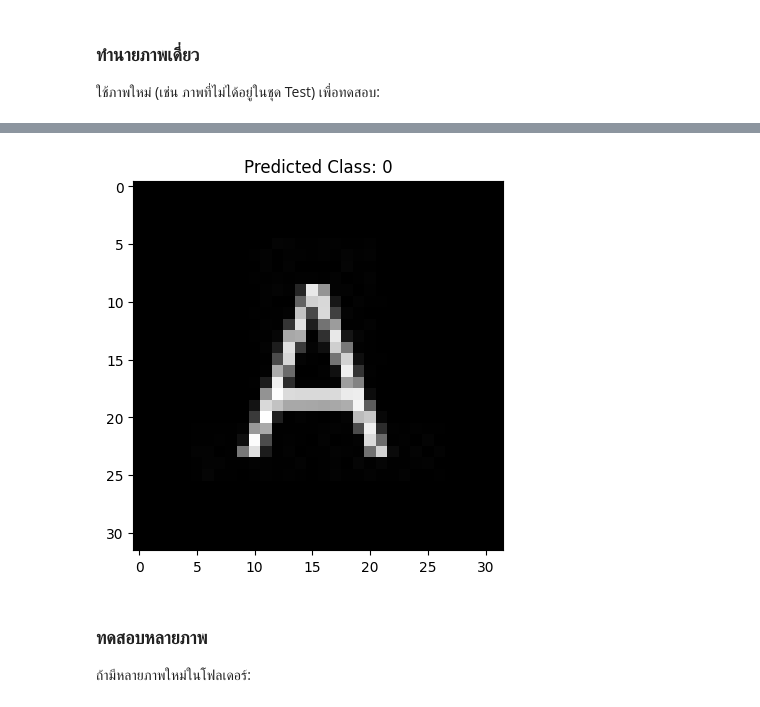
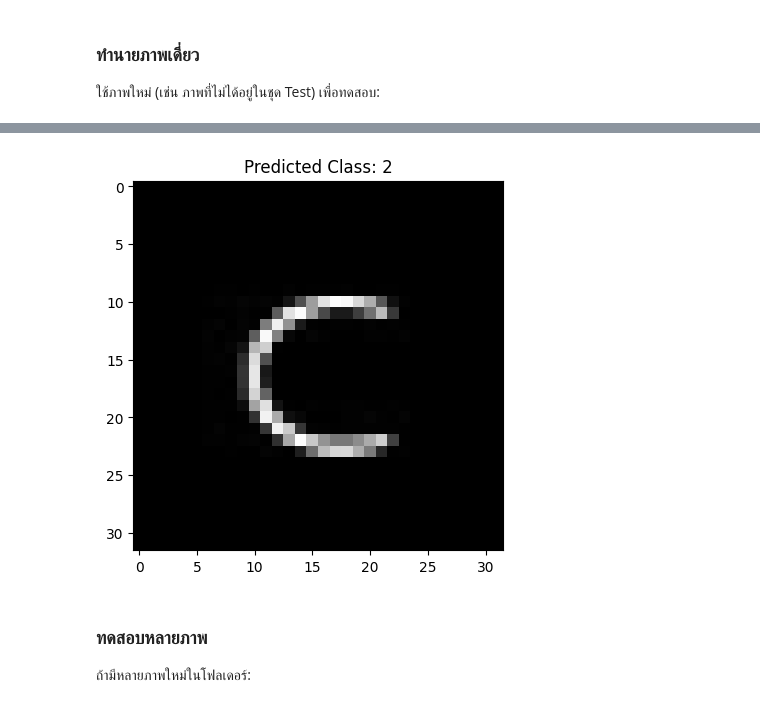
Before and after one commit to kunimpan/ocr-engine-python, a Jupyter notebook: scripts/cnn/cnn_upper_eng_letters.ipynb, the cells around one changed output, grey strips where cells are left out. Saved outputs shown, nothing was run; the diff lists cells and outputs as text; code cells hidden in the pictures.

```diff
--- a/scripts/cnn/cnn_upper_eng_letters.ipynb
+++ b/scripts/cnn/cnn_upper_eng_letters.ipynb
@@ -336,7 +338,7 @@ import numpy as np
 import matplotlib.pyplot as plt
 
 # โหลดภาพใหม่
-new_image = cv2.imread("../../data/test_images/alphabet/testA_1.jpg", cv2.IMREAD_GRAYSCALE)
+new_image = cv2.imread("../../data/test_images/alphabet/testC_1.jpg", cv2.IMREAD_GRAYSCALE)
 new_image = cv2.resize(new_image, (32, 32))  # ปรับขนาดให้ตรงกับ Input Shape
 new_image = 255 - new_image # Invert สี
 new_image = new_image / 255.0  # Normalization
@@ -356,4 +358,4 @@ plt.show()
-[figure, old version]
+[figure, new version]
 # %% [markdown]
 ### ทดสอบหลายภาพ
 ถ้ามีหลายภาพใหม่ในโฟลเดอร์:
```
Also changed, not shown: parts of 10 cells of this notebook, 9 other files.
